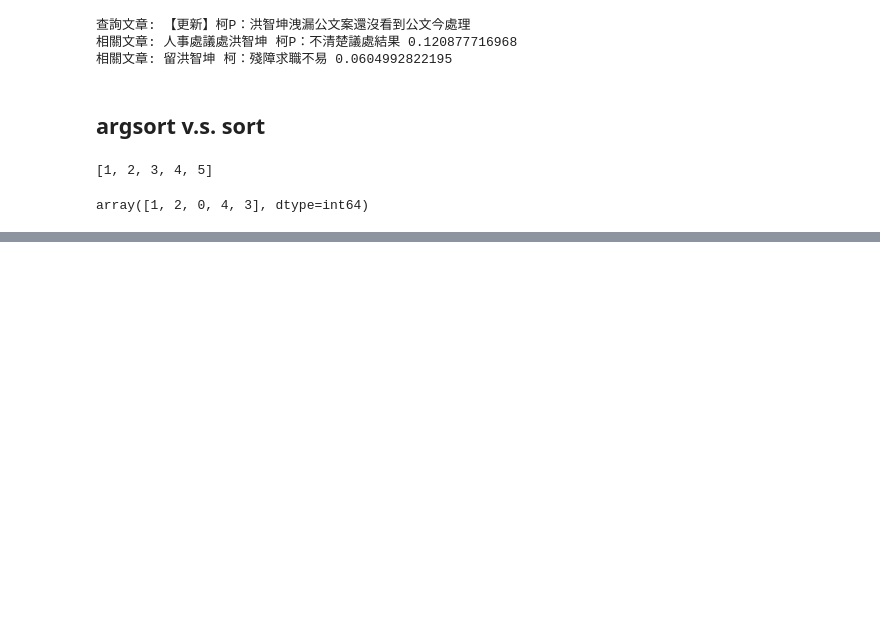
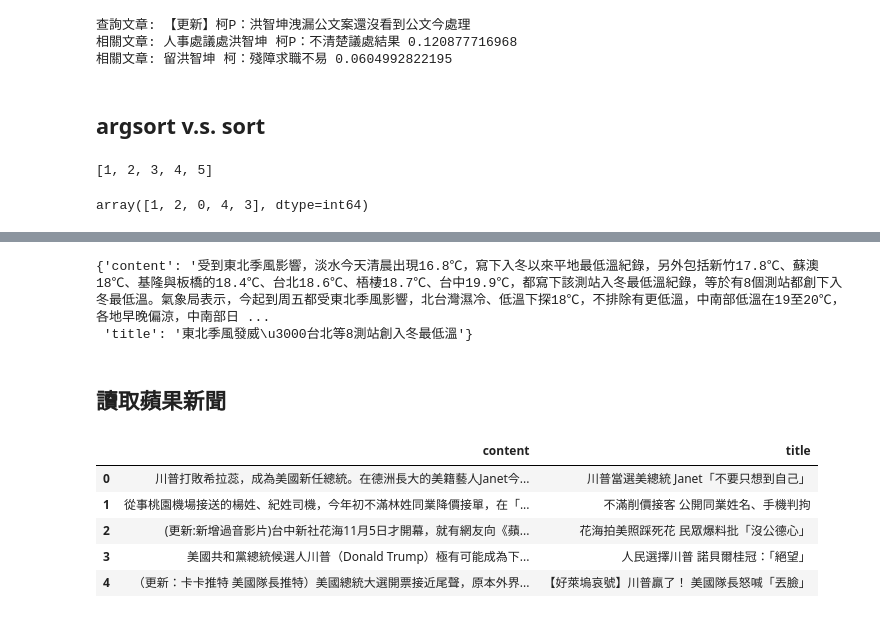
Before and after one commit to Nick-Lin/cathaypytm, a Jupyter notebook: 20161109Demo.ipynb, the cells around one changed output, grey strips where cells are left out. Saved outputs shown, nothing was run; the diff lists cells and outputs as text; code cells hidden in the pictures; blank space fills up the shorter version.

```diff
--- a/20161109Demo.ipynb
+++ b/20161109Demo.ipynb
@@ -446,0 +472,5 @@ array([1, 2, 0, 4, 3], dtype=int64)
+# %%
+getNewsContent('http://www.appledaily.com.tw/realtimenews/article/life/20161109/985027/%E6%9D%B1%E5%8C%97%E5%AD%A3%E9%A2%A8%E7%99%BC%E5%A8%81%E3%80%80%E5%8F%B0%E5%8C%97%E7%AD%898%E6%B8%AC%E7%AB%99%E5%89%B5%E5%85%A5%E5%86%AC%E6%9C%80%E4%BD%8E%E6%BA%AB')
+# %% [output]
+{'content': '受到東北季風影響，淡水今天清晨出現16.8℃，寫下入冬以來平地最低溫紀錄，另外包括新竹17.8℃、蘇澳18℃、基隆與板橋的18.4℃、台北18.6℃、梧棲18.7℃、台中19.9℃，都寫下該測站入冬最低溫紀錄，等於有8個測站都創下入冬最低溫。氣象局表示，今起到周五都受東北季風影響，北台灣濕冷、低溫下探18℃，不排除有更低溫，中南部低溫在19至20℃，各地早晚偏涼，中南部日 ...
+ 'title': '東北季風發威\u3000台北等8測站創入冬最低溫'}
@@ -446,0 +483,13 @@ array([1, 2, 0, 4, 3], dtype=int64)
+# %% [markdown]
+## 讀取蘋果新聞
+# %%
+import pandas
+df = pandas.read_excel('20161109news.xlsx')
+df.head()
+# %% [output]
+|  | content | title |
+| 0 | 川普打敗希拉蕊，成為美國新任總統。在德洲長大的美籍藝人Janet今... | 川普當選美總統 Janet「不要只想到自己」 |
+| 1 | 從事桃園機場接送的楊姓、紀姓司機，今年初不滿林姓同業降價接單，在「... | 不滿削價接客 公開同業姓名、手機判拘 |
+| 2 | (更新:新增過音影片)台中新社花海11月5日才開幕，就有網友向《蘋... | 花海拍美照踩死花 民眾爆料批「沒公德心」 |
+| 3 | 美國共和黨總統候選人川普（Donald Trump）極有可能成為下... | 人民選擇川普 諾貝爾桂冠：「絕望」 |
+| 4 | （更新：卡卡推特 美國隊長推特）美國總統大選開票接近尾聲，原本外界... | 【好萊塢哀號】川普贏了！ 美國隊長怒喊「丟臉」 |
```
Also changed, not shown: parts of 17 cells of this notebook.
